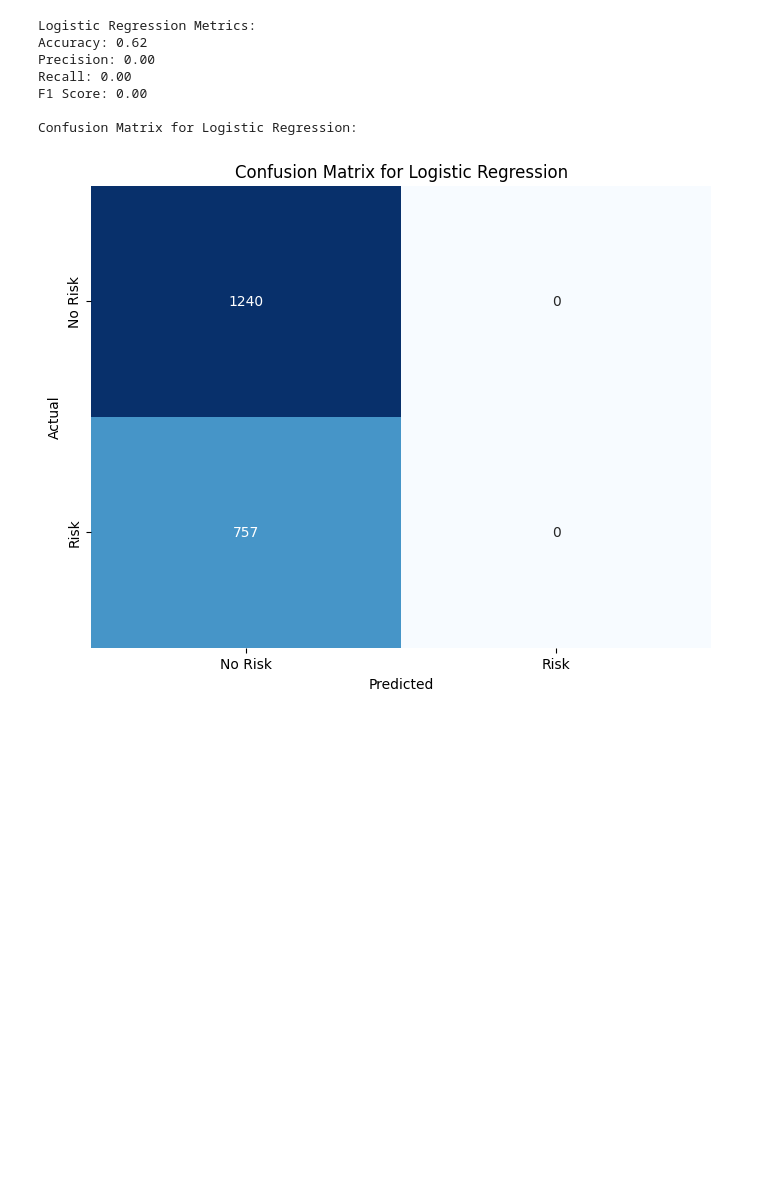
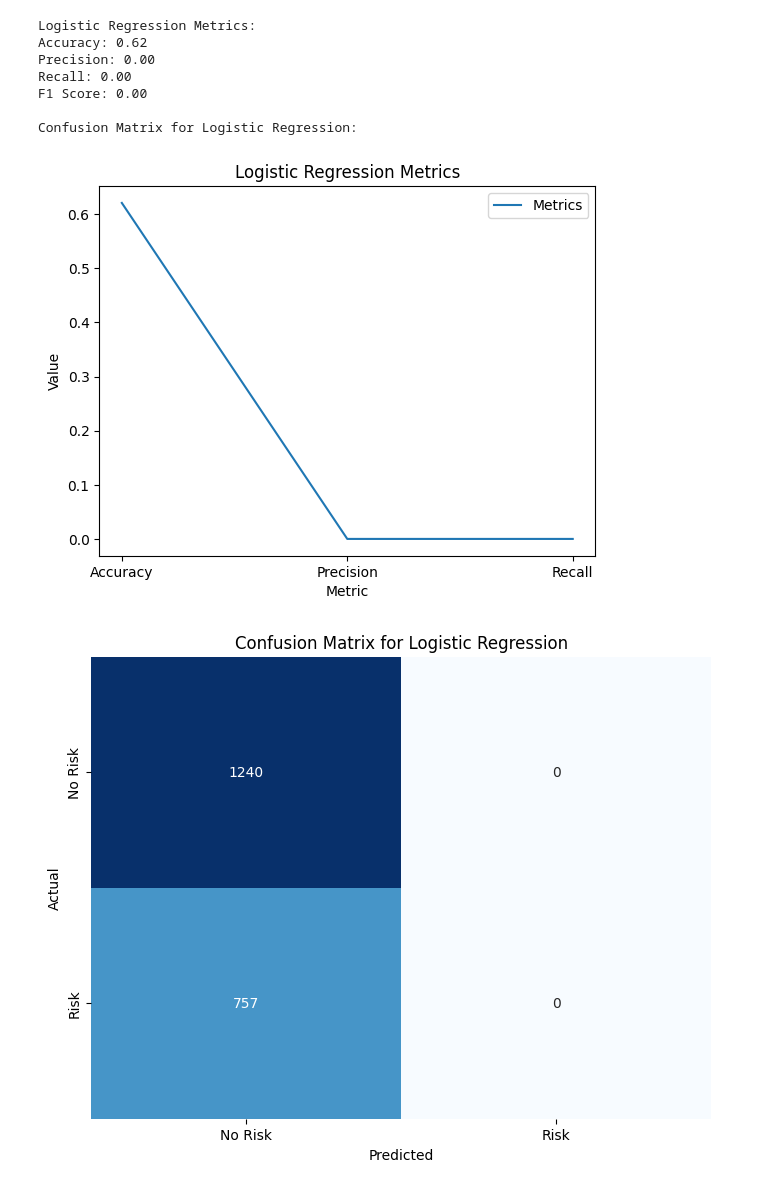
Before and after one commit to Pathin220/4105_Project, a Jupyter notebook: Project_Complete_Classic_ML.ipynb, the cells around one changed output. Cells and saved outputs as stored; diff of their text form; code cells hidden in the pictures; blank space fills up the shorter version.

```diff
--- a/Project_Complete_Classic_ML.ipynb
+++ b/Project_Complete_Classic_ML.ipynb
@@ -276,6 +280,19 @@ Recall: 0.00
 F1 Score: 0.00
 
 Confusion Matrix for Logistic Regression:
+# %%
+# Plotting data
+fig, ax = plt.subplots()
+ax.plot(['Accuracy', 'Precision', 'Recall'], [accuracy, precision, recall])
+
+ax.legend(['Metrics'])
+ax.set_title('Logistic Regression Metrics')
+ax.set_xlabel('Metric')
+ax.set_ylabel('Value')
+
+plt.show()
+# %% [output]
+[figure, added]
 # %%
 # Confusion matrix for Logistic Regression
 conf_matrix = confusion_matrix(y_test, y_pred)
```
Also changed, not shown: parts of 2 cells of this notebook.
